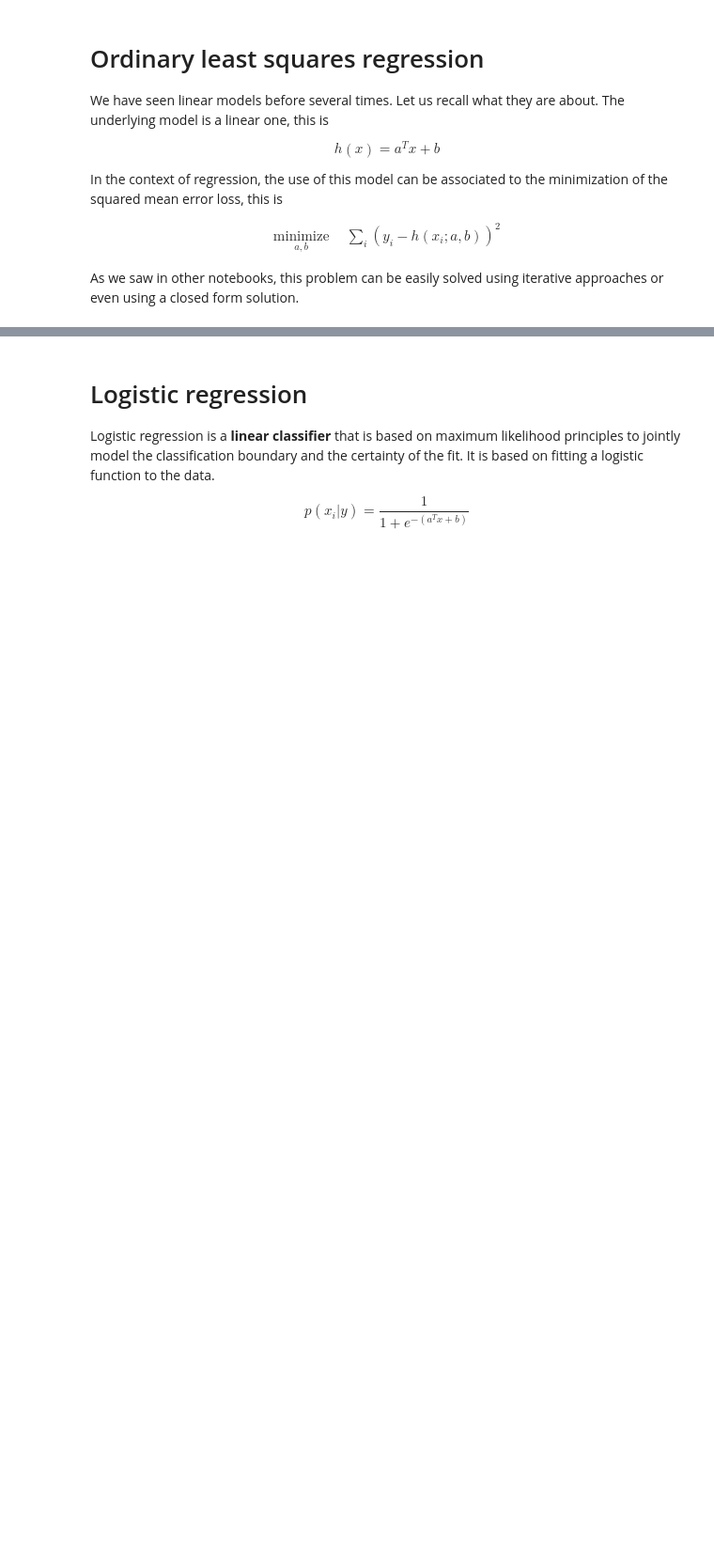
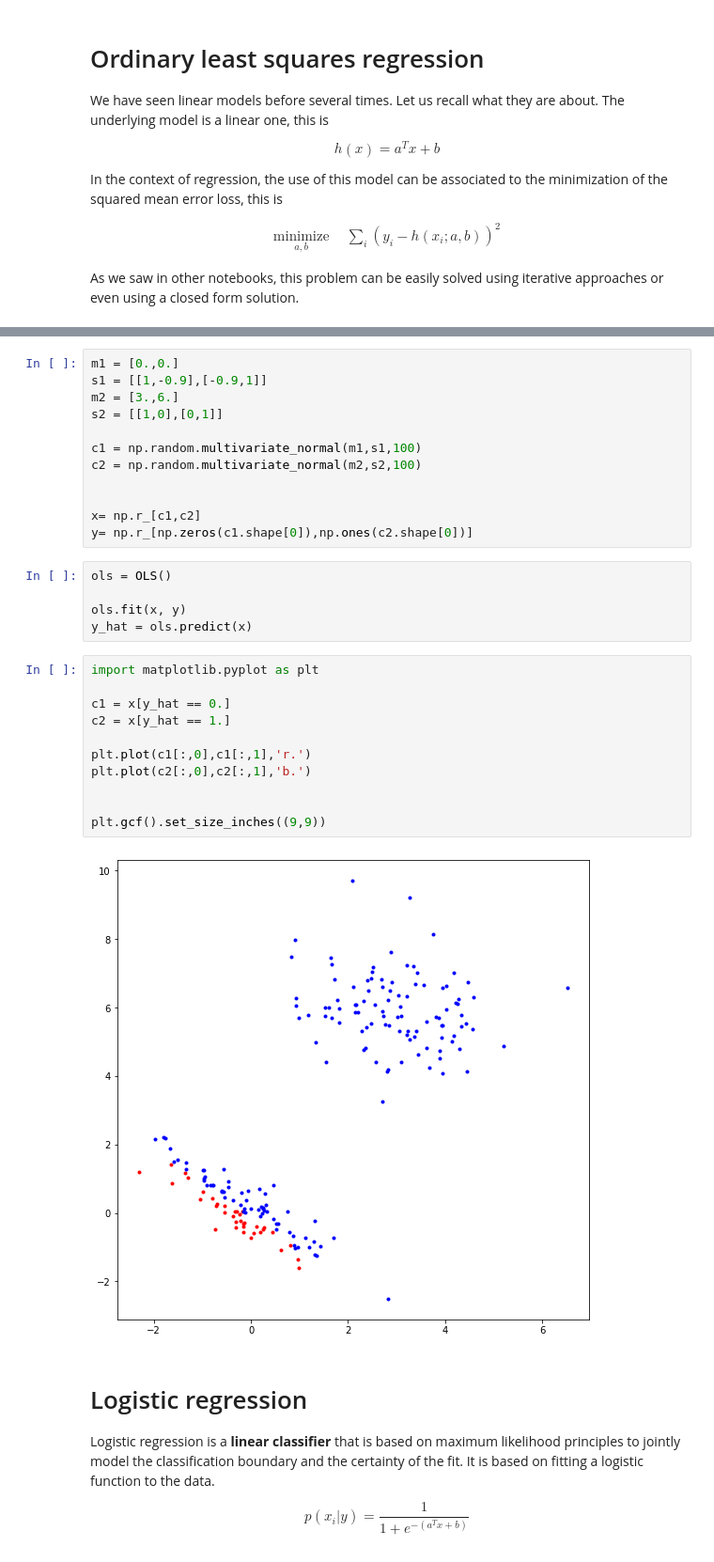
Before and after one commit to Vol0kin/ML, a Jupyter notebook: Part3/LinearModels/pill10_linear_models_student.ipynb, the cells around one changed output, grey strips where cells are left out. Shown at 94% size. Cells and saved outputs as stored; diff of their text form; blank space fills up the shorter version.

```diff
--- a/Part3/LinearModels/pill10_linear_models_student.ipynb
+++ b/Part3/LinearModels/pill10_linear_models_student.ipynb
@@ -26,3 +54,33 @@ As we saw in other notebooks, this problem can be easily solved using iterative
+# %%
+m1 = [0.,0.]
+s1 = [[1,-0.9],[-0.9,1]]
+m2 = [3.,6.]
+s2 = [[1,0],[0,1]]
+
+c1 = np.random.multivariate_normal(m1,s1,100)
+c2 = np.random.multivariate_normal(m2,s2,100)
+
+
+x= np.r_[c1,c2]
+y= np.r_[np.zeros(c1.shape[0]),np.ones(c2.shape[0])]
+# %%
+ols = OLS()
+
+ols.fit(x, y)
+y_hat = ols.predict(x)
+# %%
+import matplotlib.pyplot as plt
+
+c1 = x[y_hat == 0.]
+c2 = x[y_hat == 1.]
+
+plt.plot(c1[:,0],c1[:,1],'r.')
+plt.plot(c2[:,0],c2[:,1],'b.')
+
+
+plt.gcf().set_size_inches((9,9))
+# %% [output]
+[figure, added]
 # %% [markdown]
 # Logistic regression
 
```
Also changed, not shown: parts of 1 cell of this notebook.
